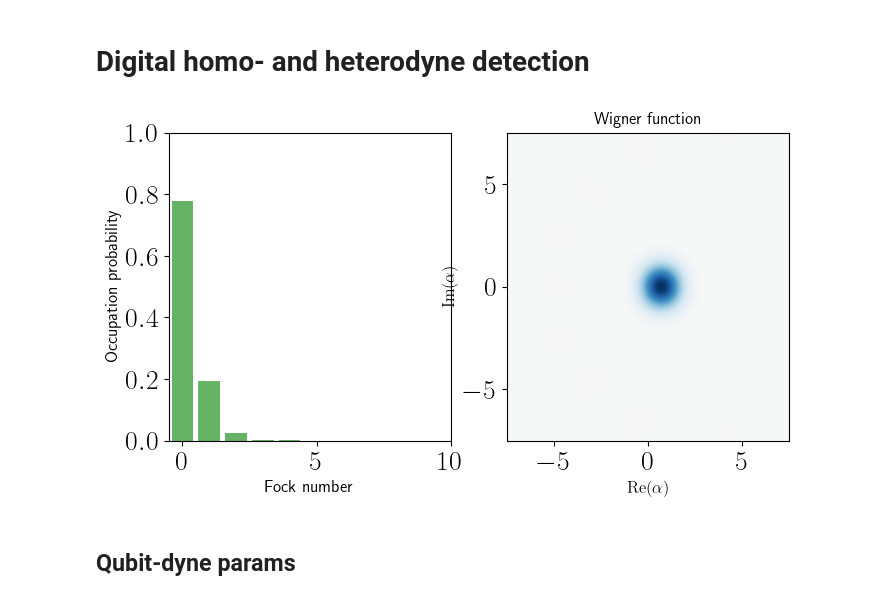
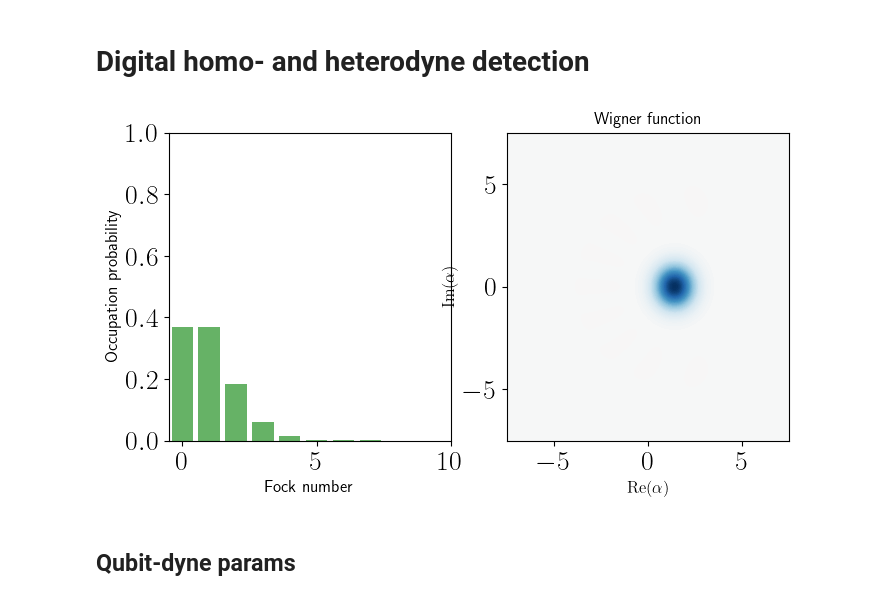
Before and after one commit to ingstra/qubitdyne, a Jupyter notebook: 221014 Qubit-dyne faster_mod2.ipynb, the cells around one changed output. Cells and saved outputs as stored; diff of their text form; code cells hidden in the pictures.

```diff
--- a/221014 Qubit-dyne faster_mod2.ipynb
+++ b/221014 Qubit-dyne faster_mod2.ipynb
@@ -13,27 +13,27 @@ from mpl_toolkits.mplot3d import Axes3D
 # %%
 N=10
 
 idc = qeye(N)
 ida = qeye(2)
 a  = tensor(destroy(N), ida)
 adga = a.dag() * a
 sm = tensor(idc, destroy(2))
 sx = tensor(idc, sigmax())
 sy = tensor(idc, sigmay())
 sz = tensor(idc, sigmaz())
 
 
 N_cav = tensor(num(N), ida)
 
 proj0 = tensor(idc, basis(2,0).proj())
 proj1 = tensor(idc, basis(2,1).proj())
 
-initial_cavity = coherent(N,0.5)
+initial_cavity = coherent(N,1)
 
 psi0 = tensor(initial_cavity, basis(2,0))
 wigner_fock_distribution(initial_cavity);
 # %% [output]
-[figure, old version]
+[figure, new version]
 # %%
 def dispop(alpha):
     op = alpha * a.dag() - np.conj(alpha) * a
```
Also changed, not shown: parts of 5 cells of this notebook.
